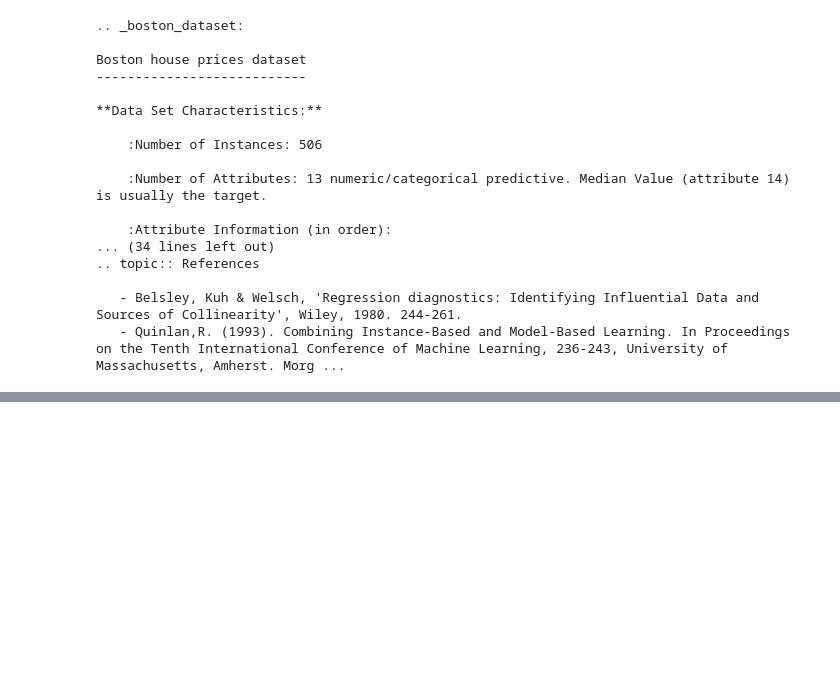
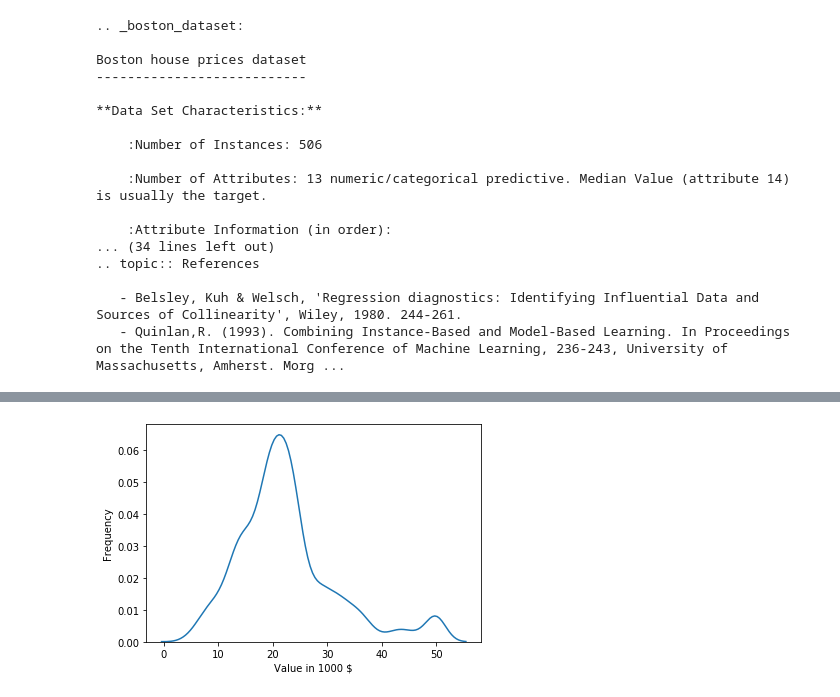
Before and after one commit to sherbold/intro-to-data-science, a Jupyter notebook: content/03_Data-Exploration.ipynb, the cells around one changed output, grey strips where cells are left out. Cells and saved outputs as stored; diff of their text form; code cells hidden in the pictures; blank space fills up the shorter version.

```diff
--- a/content/03_Data-Exploration.ipynb
+++ b/content/03_Data-Exploration.ipynb
@@ -314,0 +321,10 @@ The histogram visualizes how much data is in each region of the data. For this,
+# %%
+import seaborn as sns  # seaborn is a visualization libary build on top of matplotlib
+
+plt.figure()
+sns.distplot(boston.target, hist=False)
+plt.xlabel('Value in 1000 $')
+plt.ylabel('Frequency')
+plt.show()
+# %% [output]
+[figure, added]
```
Also changed, not shown: parts of 6 cells of this notebook, 5 other files.
